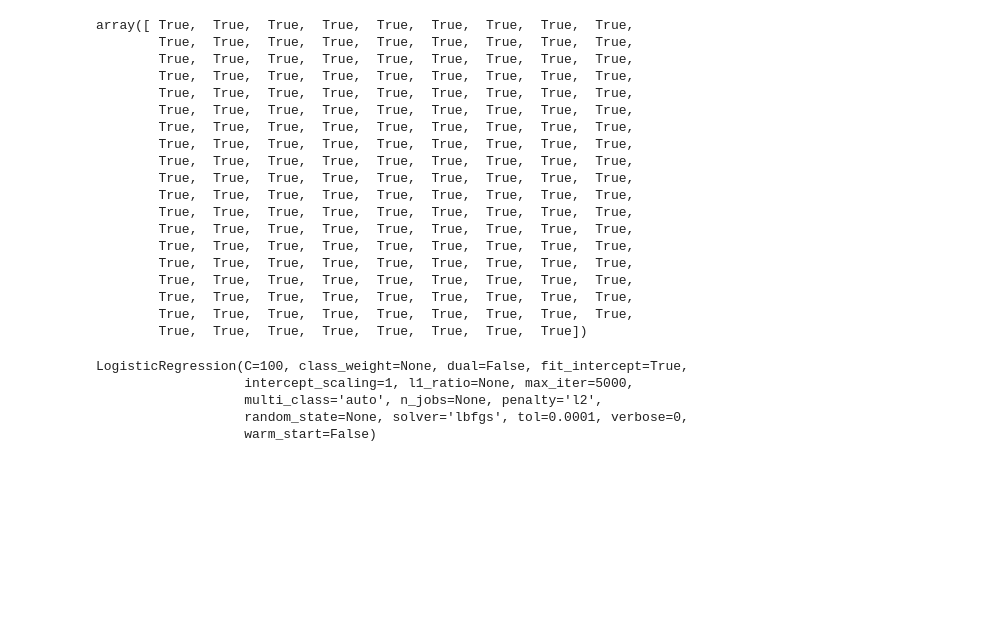
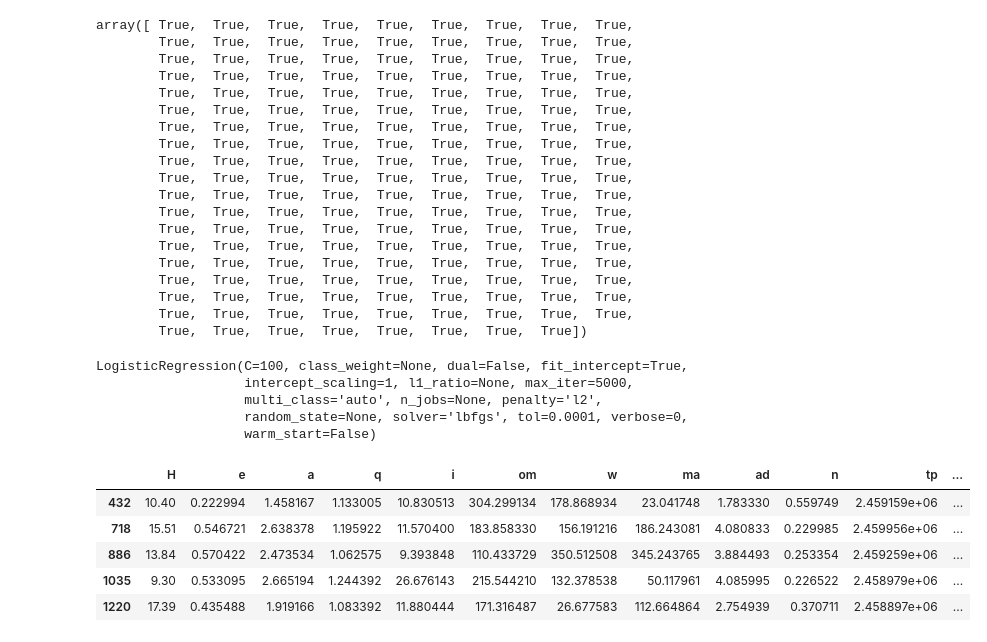
Before and after one commit to comet08/Asteroid_ML_project, a Jupyter notebook: Pha.ipynb, the cells around one changed output. Drawn from its saved outputs; the diff is of its cells as text; code cells hidden in the pictures; blank space fills up the shorter version.

```diff
--- a/Pha.ipynb
+++ b/Pha.ipynb
@@ -1133,3 +1196,15 @@ LogisticRegression(C=100, class_weight=None, dual=False, fit_intercept=True,
                    multi_class='auto', n_jobs=None, penalty='l2',
                    random_state=None, solver='lbfgs', tol=0.0001, verbose=0,
                    warm_start=False)
+# %%
+X = pd.get_dummies(X)
+y = y
+# %%
+X.head()
+# %% [output]
+|  | H | e | a | q | i | om | w | ma | ad | n | tp | ... |
+| 432 | 10.40 | 0.222994 | 1.458167 | 1.133005 | 10.830513 | 304.299134 | 178.868934 | 23.041748 | 1.783330 | 0.559749 | 2.459159e+06 | ... |
+| 718 | 15.51 | 0.546721 | 2.638378 | 1.195922 | 11.570400 | 183.858330 | 156.191216 | 186.243081 | 4.080833 | 0.229985 | 2.459956e+06 | ... |
+| 886 | 13.84 | 0.570422 | 2.473534 | 1.062575 | 9.393848 | 110.433729 | 350.512508 | 345.243765 | 3.884493 | 0.253354 | 2.459259e+06 | ... |
+| 1035 | 9.30 | 0.533095 | 2.665194 | 1.244392 | 26.676143 | 215.544210 | 132.378538 | 50.117961 | 4.085995 | 0.226522 | 2.458979e+06 | ... |
+| 1220 | 17.39 | 0.435488 | 1.919166 | 1.083392 | 11.880444 | 171.316487 | 26.677583 | 112.664864 | 2.754939 | 0.370711 | 2.458897e+06 | ... |
```
Also changed, not shown: parts of 9 cells of this notebook.
